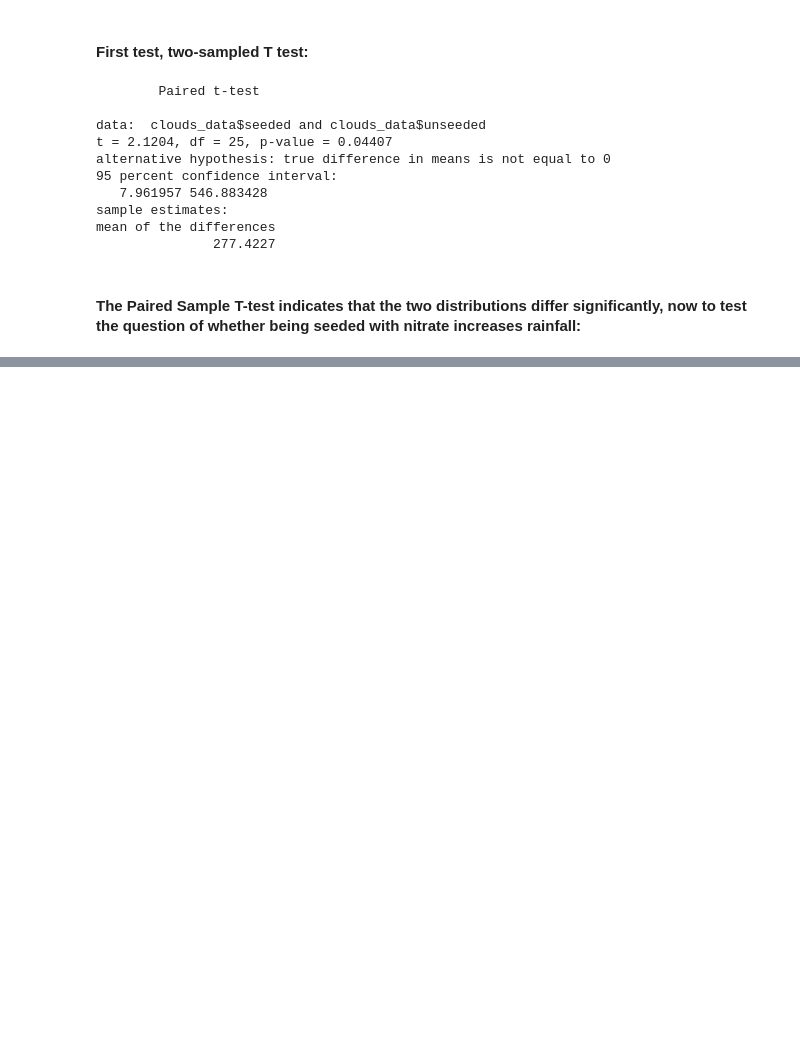
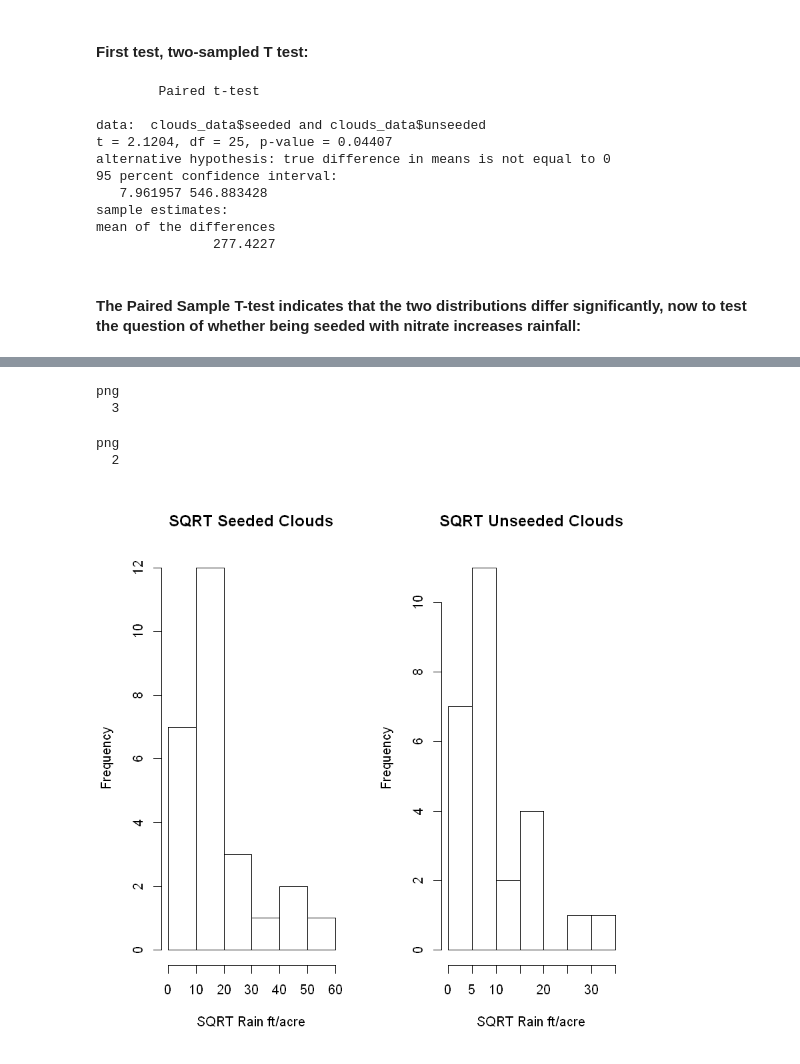
Before and after one commit to Pmobilee/R-Data_Analysis, a Jupyter notebook: assignment_1/E2_Seeded_Clouds.ipynb, the cells around one changed output, grey strips where cells are left out. Saved outputs shown, nothing was run; the diff lists cells and outputs as text; code cells hidden in the pictures; blank space fills up the shorter version.

```diff
--- a/assignment_1/E2_Seeded_Clouds.ipynb
+++ b/assignment_1/E2_Seeded_Clouds.ipynb
@@ -92,0 +125,8 @@ mean of the differences
+# %%
+sqrt_seeded <- sqrt(clouds_data$seeded)
+sqrt_unseeded <- sqrt(clouds_data$unseeded)
+sqrt_sqrt_seeded <- sqrt(sqrt_seeded)
+sqrt_sqrt_unseeded <- sqrt(sqrt_unseeded)
+
+# Quick normality tests
+shapiro.test(sqrt_seeded); shapiro.test(sqrt_unseeded)
@@ -92,0 +142,11 @@ mean of the differences
+# %%
+par(mfrow = c(1, 2))
+hist(sqrt_seeded, main='SQRT Seeded Clouds', xlab='SQRT Rain ft/acre'); hist(sqrt_unseeded, main = "SQRT Unseeded Clouds",xlab='SQRT Rain ft/acre')
+dev.copy(png,'plots/2b_sqrt_hist.png', width=800, height=400)
+dev.off()
+# %% [output]
+png
+  3
+png
+  2
+[figure, added]
```
Also changed, not shown: parts of 24 cells of this notebook, 8 other files.
